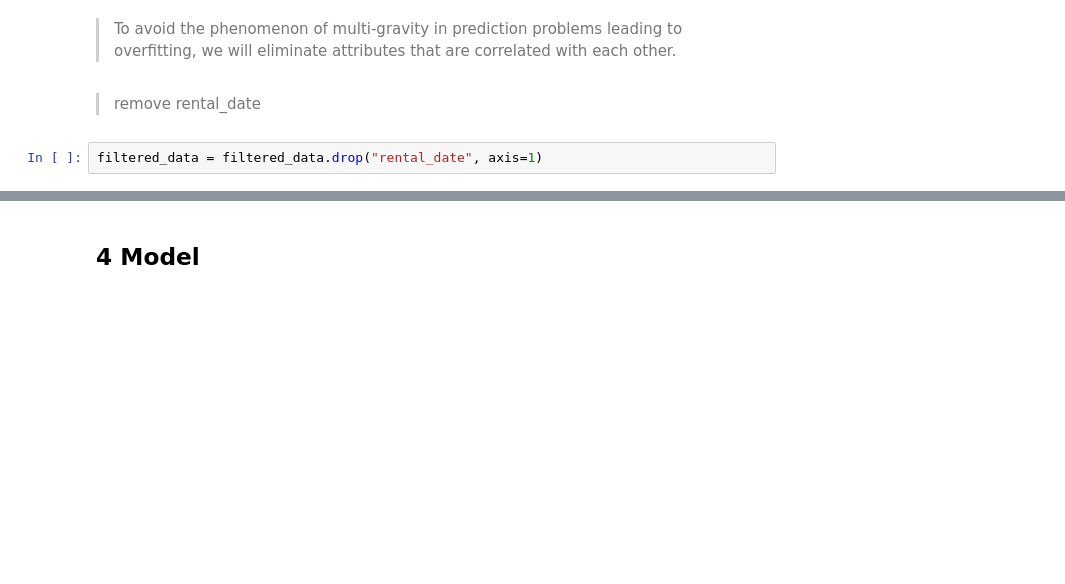
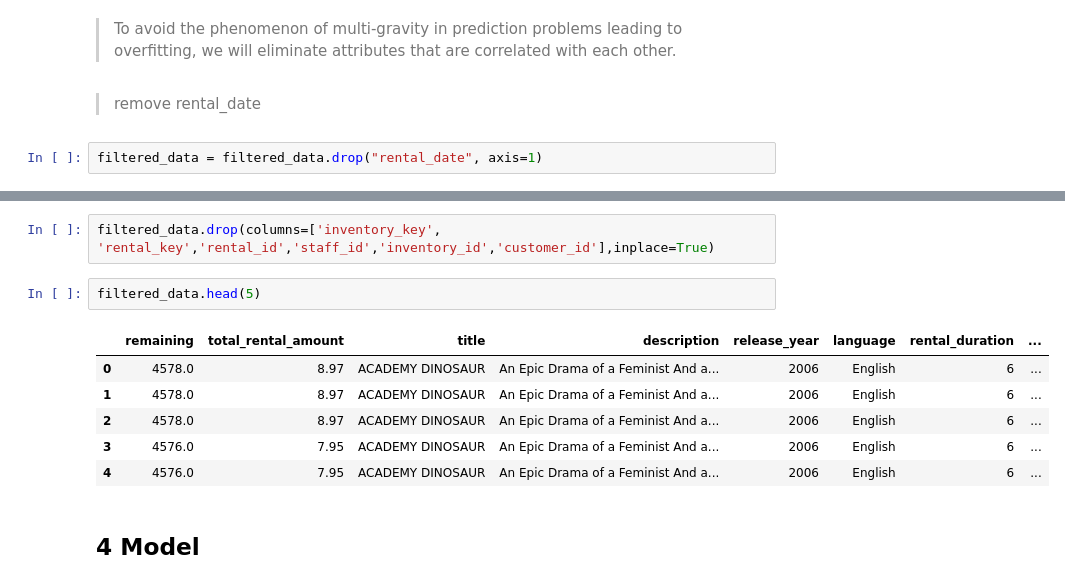
Before and after one commit to Narius2030/Sakila-Business-Analysis, a Jupyter notebook: EDA_Inventory_Analysis.ipynb, the cells around one changed output, grey strips where cells are left out. Cells and saved outputs as stored; diff of their text form; blank space fills up the shorter version.

```diff
--- a/EDA_Inventory_Analysis.ipynb
+++ b/EDA_Inventory_Analysis.ipynb
@@ -475,2 +484,13 @@ filtered_data = filtered_data.drop("rental_date", axis=1)
+# %%
+filtered_data.drop(columns=['inventory_key', 'rental_key','rental_id','staff_id','inventory_id','customer_id'],inplace=True)
+# %%
+filtered_data.head(5)
+# %% [output]
+|  | remaining | total_rental_amount | title | description | release_year | language | rental_duration | ... |
+| 0 | 4578.0 | 8.97 | ACADEMY DINOSAUR | An Epic Drama of a Feminist And a... | 2006 | English | 6 | ... |
+| 1 | 4578.0 | 8.97 | ACADEMY DINOSAUR | An Epic Drama of a Feminist And a... | 2006 | English | 6 | ... |
+| 2 | 4578.0 | 8.97 | ACADEMY DINOSAUR | An Epic Drama of a Feminist And a... | 2006 | English | 6 | ... |
+| 3 | 4576.0 | 7.95 | ACADEMY DINOSAUR | An Epic Drama of a Feminist And a... | 2006 | English | 6 | ... |
+| 4 | 4576.0 | 7.95 | ACADEMY DINOSAUR | An Epic Drama of a Feminist And a... | 2006 | English | 6 | ... |
 # %% [markdown]
 ## 4 Model
```
Also changed, not shown: parts of 3 cells of this notebook, 1 other file.
